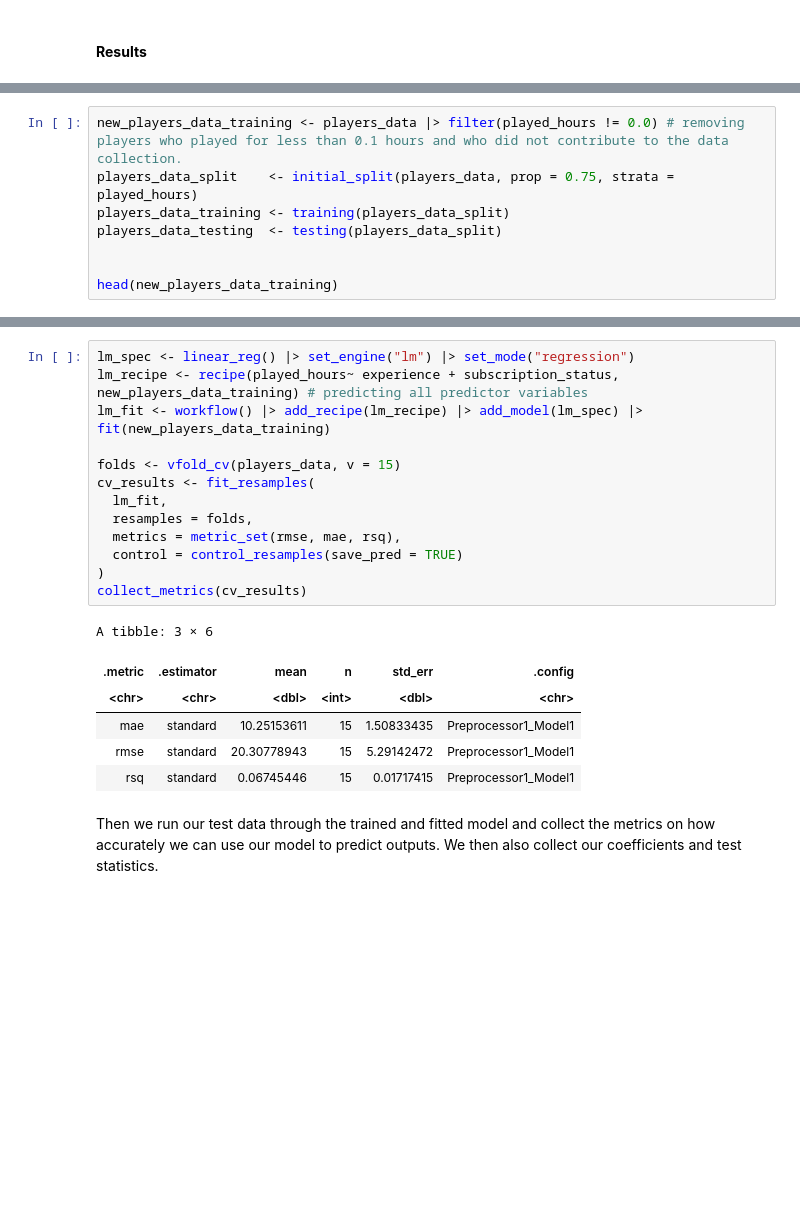
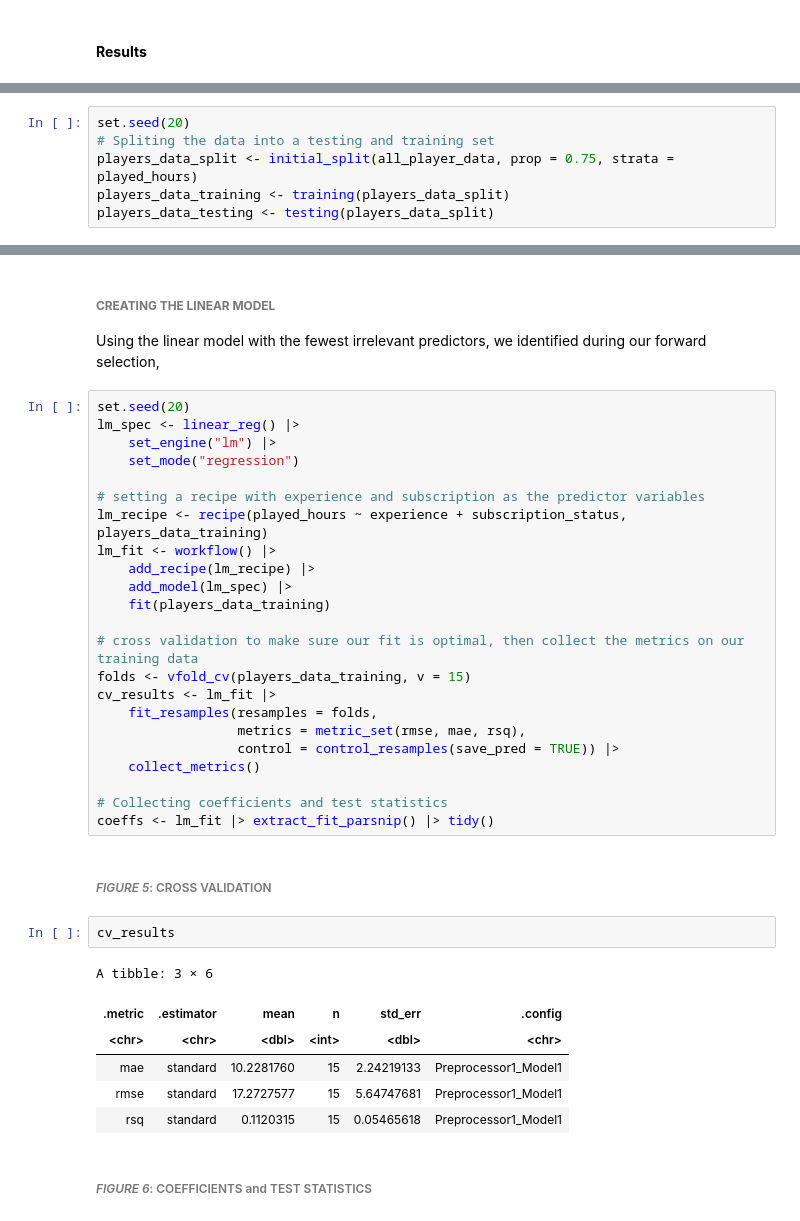
Before and after one commit to vicky-nak/DSCI-Final-Report-24, a Jupyter notebook: Final Report.ipynb, the cells around one changed output, grey strips where cells are left out. Saved outputs shown, nothing was run; the diff lists cells and outputs as text; blank space fills up the shorter version.

```diff
--- a/Final Report.ipynb
+++ b/Final Report.ipynb
@@ -210,8 +128,6 @@ We also remove players who did not contribute any data as we are only using regr
 # %%
-new_players_data_training <- players_data |> filter(played_hours != 0.0) # removing players who played for less than 0.1 hours and who did not contribute to the data collection.
-players_data_split    <- initial_split(players_data, prop = 0.75, strata = played_hours)
+set.seed(20)
+# Spliting the data into a testing and training set
+players_data_split <- initial_split(all_player_data, prop = 0.75, strata = played_hours)
 players_data_training <- training(players_data_split)
-players_data_testing  <- testing(players_data_split)
-
-
-head(new_players_data_training)
+players_data_testing <- testing(players_data_split)
@@ -230,22 +152,39 @@ Then we use the linear model with the fewest irrelevant predictors we identified
+# %% [markdown]
+###### **CREATING THE LINEAR MODEL**
+Using the linear model with the fewest irrelevant predictors, we identified during our forward selection,
 # %%
-lm_spec <- linear_reg() |> set_engine("lm") |> set_mode("regression")
-lm_recipe <- recipe(played_hours~ experience + subscription_status, new_players_data_training) # predicting all predictor variables
-lm_fit <- workflow() |> add_recipe(lm_recipe) |> add_model(lm_spec) |> fit(new_players_data_training)
+set.seed(20)
+lm_spec <- linear_reg() |>
+    set_engine("lm") |>
+    set_mode("regression")
 
-folds <- vfold_cv(players_data, v = 15)
-cv_results <- fit_resamples(
-  lm_fit,
-  resamples = folds,
-  metrics = metric_set(rmse, mae, rsq),
-  control = control_resamples(save_pred = TRUE)
-)
-collect_metrics(cv_results)
+# setting a recipe with experience and subscription as the predictor variables
+lm_recipe <- recipe(played_hours ~ experience + subscription_status, players_data_training)
+lm_fit <- workflow() |>
+    add_recipe(lm_recipe) |>
+    add_model(lm_spec) |>
+    fit(players_data_training)
+
+# cross validation to make sure our fit is optimal, then collect the metrics on our training data
+folds <- vfold_cv(players_data_training, v = 15)
+cv_results <- lm_fit |>
+    fit_resamples(resamples = folds,
+                  metrics = metric_set(rmse, mae, rsq),
+                  control = control_resamples(save_pred = TRUE)) |>
+    collect_metrics()
+
+# Collecting coefficients and test statistics
+coeffs <- lm_fit |> extract_fit_parsnip() |> tidy()
-# %% [output]
-A tibble: 3 × 6
-| .metric | .estimator | mean | n | std_err | .config |
-| <chr> | <chr> | <dbl> | <int> | <dbl> | <chr> |
-| mae | standard | 10.25153611 | 15 | 1.50833435 | Preprocessor1_Model1 |
-| rmse | standard | 20.30778943 | 15 | 5.29142472 | Preprocessor1_Model1 |
-| rsq | standard | 0.06745446 | 15 | 0.01717415 | Preprocessor1_Model1 |
-# %% [markdown]
-Then we run our test data through the trained and fitted model and collect the metrics on how accurately we can use our model to predict outputs. We then also collect our coefficients and test statistics.
+# %% [markdown]
+###### _FIGURE 5_: CROSS VALIDATION
+# %%
+cv_results
+# %% [output]
+A tibble: 3 × 6
+| .metric | .estimator | mean | n | std_err | .config |
+| <chr> | <chr> | <dbl> | <int> | <dbl> | <chr> |
+| mae | standard | 10.2281760 | 15 | 2.24219133 | Preprocessor1_Model1 |
+| rmse | standard | 17.2727577 | 15 | 5.64747681 | Preprocessor1_Model1 |
+| rsq | standard | 0.1120315 | 15 | 0.05465618 | Preprocessor1_Model1 |
+# %% [markdown]
+###### _FIGURE 6_: COEFFICIENTS and TEST STATISTICS
```
Also changed, not shown: parts of 50 cells of this notebook.
